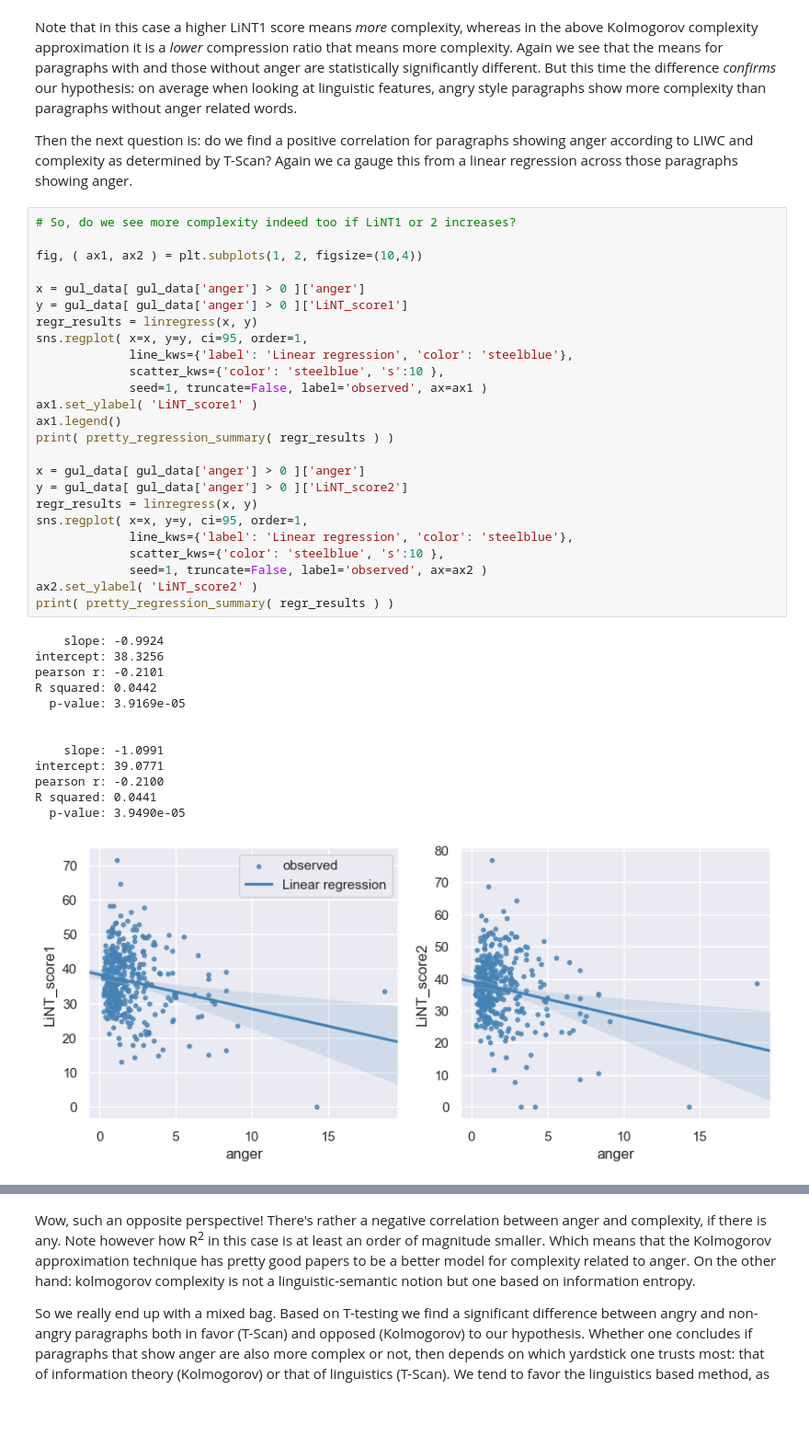
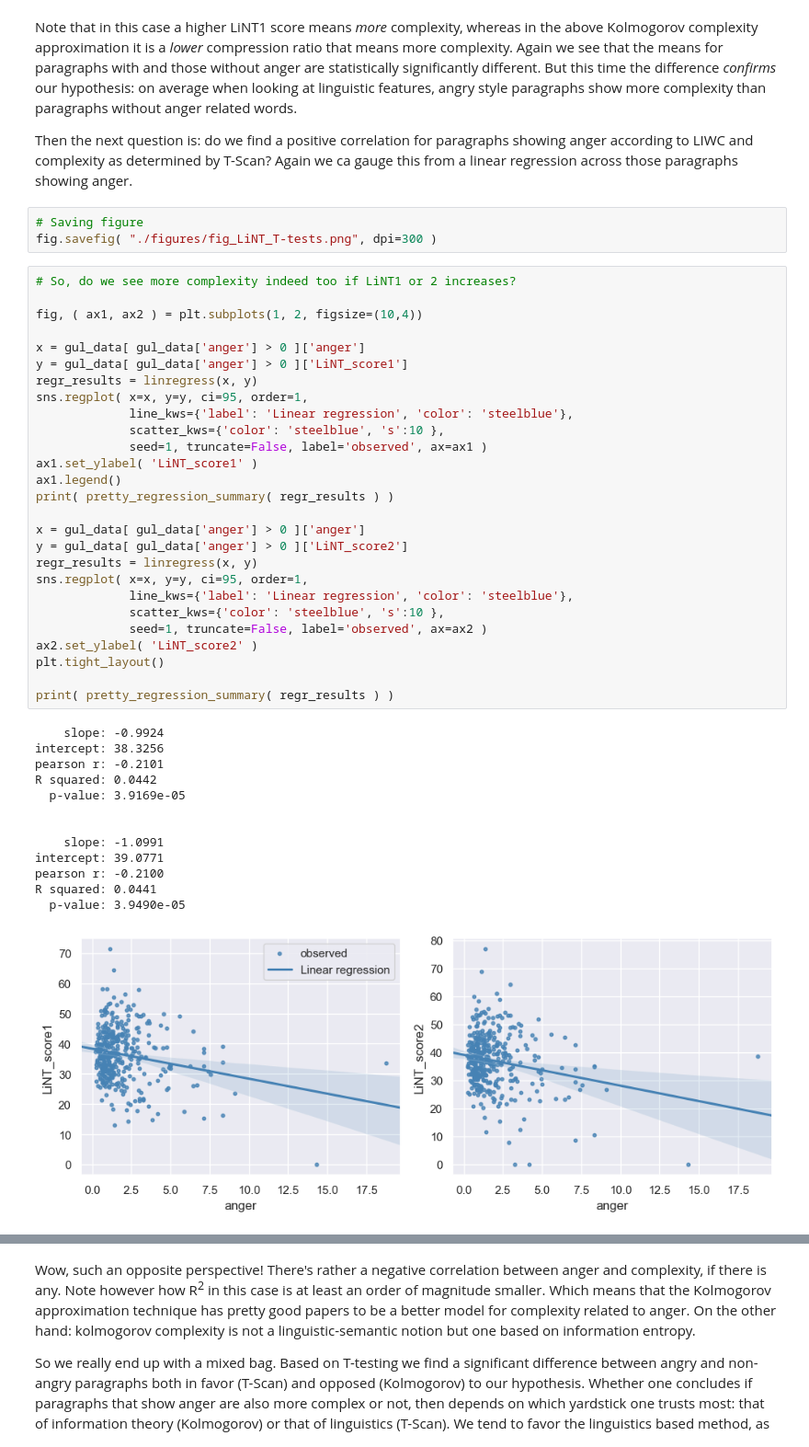
Before and after one commit to jorisvanzundert/Gul_Complexity, a Jupyter notebook: Lale_Gul-Ik_ga_leven-analysis.ipynb, the cells around one changed output, grey strips where cells are left out. Shown: that part at 92% size. Saved outputs shown, nothing was run; the diff lists cells and outputs as text; blank space fills up the shorter version.

```diff
--- a/Lale_Gul-Ik_ga_leven-analysis.ipynb
+++ b/Lale_Gul-Ik_ga_leven-analysis.ipynb
@@ -195,6 +207,9 @@ Welch's T-test: statistic=-7.1862, p-value=1.4089e-12   Welch's T-test: statisti
 Note that in this case a higher LiNT1 score means *more* complexity, whereas in the above Kolmogorov complexity approximation it is a *lower* compression ratio that means more complexity. Again we see that the means for paragraphs with and those without anger are statistically significantly different. But this time the difference *confirms* our hypothesis: on average when looking at linguistic features, angry style paragraphs show more complexity than paragraphs without anger related words.
 
 Then the next question is: do we find a positive correlation for paragraphs showing anger according to LIWC and complexity as determined by T-Scan? Again we ca gauge this from a linear regression across those paragraphs showing anger.
+# %%
+# Saving figure
+fig.savefig( "./figures/fig_LiNT_T-tests.png", dpi=300 )
 # %%
 # So, do we see more complexity indeed too if LiNT1 or 2 increases?
 
@@ -206,31 +221,33 @@ regr_results = linregress(x, y)
 sns.regplot( x=x, y=y, ci=95, order=1,
              line_kws={'label': 'Linear regression', 'color': 'steelblue'},
              scatter_kws={'color': 'steelblue', 's':10 },
              seed=1, truncate=False, label='observed', ax=ax1 )
 ax1.set_ylabel( 'LiNT_score1' )
 ax1.legend()
 print( pretty_regression_summary( regr_results ) )
 
 x = gul_data[ gul_data['anger'] > 0 ]['anger']
 y = gul_data[ gul_data['anger'] > 0 ]['LiNT_score2']
 regr_results = linregress(x, y)
 sns.regplot( x=x, y=y, ci=95, order=1,
              line_kws={'label': 'Linear regression', 'color': 'steelblue'},
              scatter_kws={'color': 'steelblue', 's':10 },
              seed=1, truncate=False, label='observed', ax=ax2 )
 ax2.set_ylabel( 'LiNT_score2' )
+plt.tight_layout()
+
 print( pretty_regression_summary( regr_results ) )
 # %% [output]
     slope: -0.9924
 intercept: 38.3256
 pearson r: -0.2101
 R squared: 0.0442
   p-value: 3.9169e-05
 
 
     slope: -1.0991
 intercept: 39.0771
 pearson r: -0.2100
 R squared: 0.0441
   p-value: 3.9490e-05
-[figure, old version]
+[figure, new version]
```
Also changed, not shown: parts of 17 cells of this notebook.
